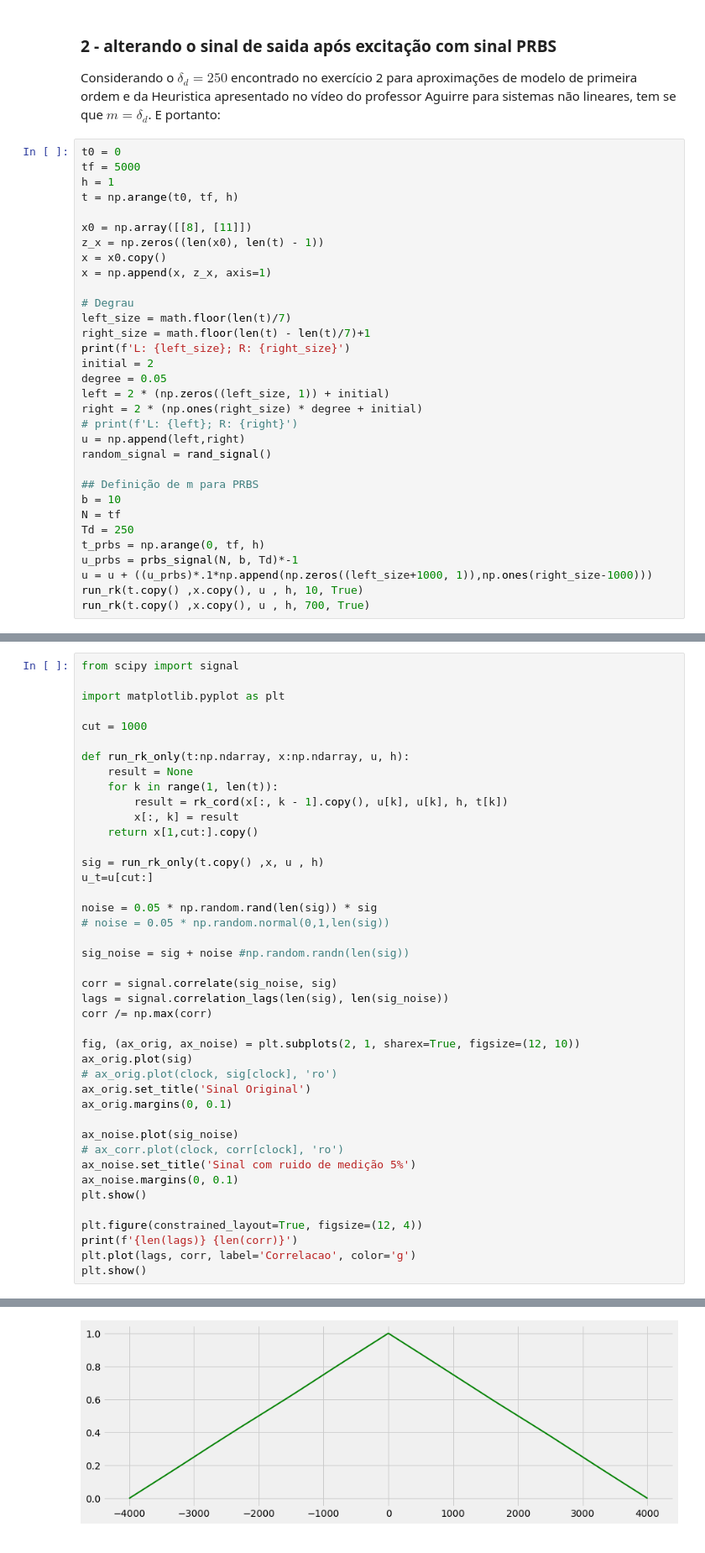
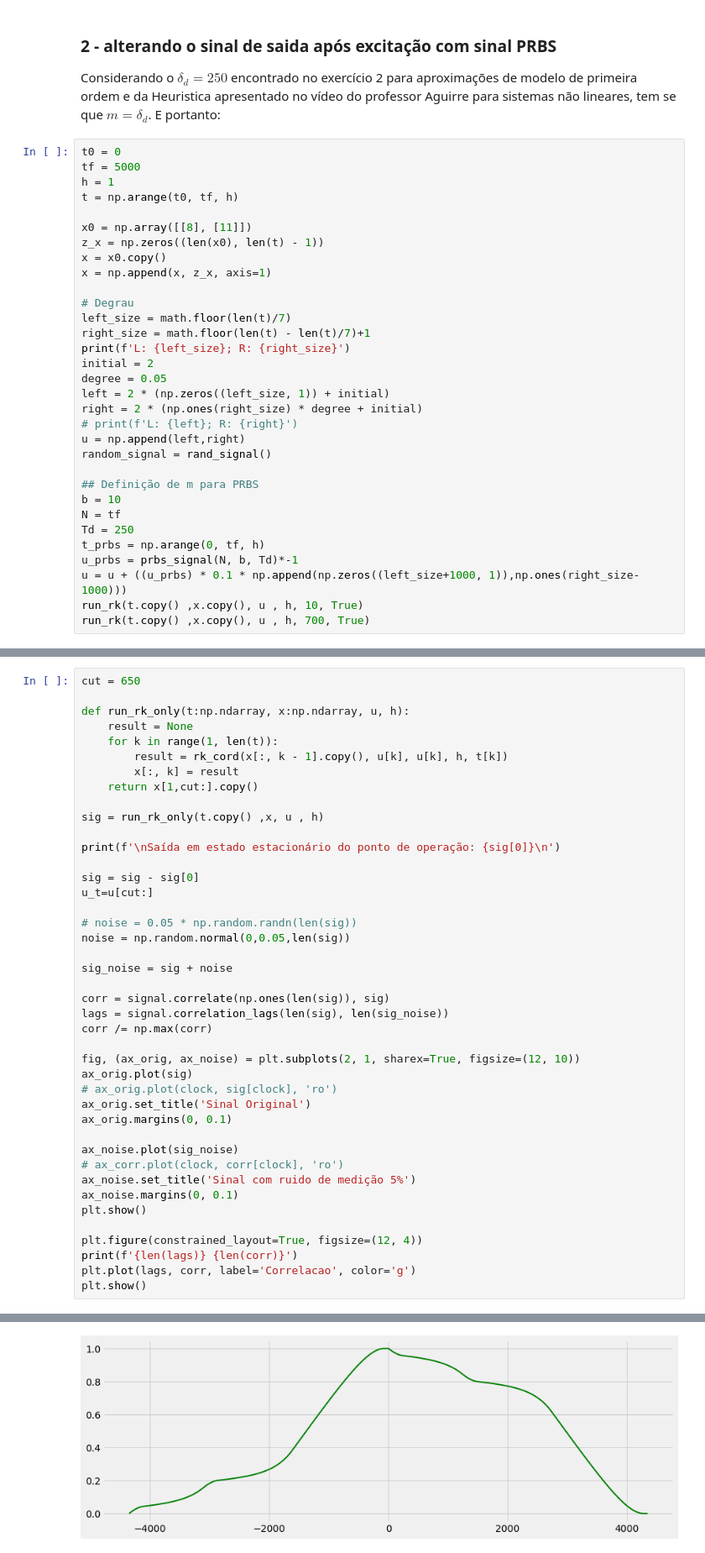
Before and after one commit to felipefrocha/esufmg-tmsd, a Jupyter notebook: modelo_tanques_acoplados/tanques_acomplados.ipynb, the cells around one changed output, grey strips where cells are left out. Shown at 84% size. Drawn from its saved outputs; the diff is of its cells as text.

Commit message:
Correção de correlação com subtração do estado estacionário

```diff
--- a/modelo_tanques_acoplados/tanques_acomplados.ipynb
+++ b/modelo_tanques_acoplados/tanques_acomplados.ipynb
@@ -778,7 +778,7 @@ N = tf
 Td = 250
 t_prbs = np.arange(0, tf, h)
 u_prbs = prbs_signal(N, b, Td)*-1
-u = u + ((u_prbs)*.1*np.append(np.zeros((left_size+1000, 1)),np.ones(right_size-1000)))
+u = u + ((u_prbs) * 0.1 * np.append(np.zeros((left_size+1000, 1)),np.ones(right_size-1000)))
 run_rk(t.copy() ,x.copy(), u , h, 10, True)
 run_rk(t.copy() ,x.copy(), u , h, 700, True)
 # %% [output]
@@ -788,9 +788,5 @@ L: 714; R: 4286
 # %%
-from scipy import signal
-
-import matplotlib.pyplot as plt
-
-cut = 1000
+cut = 650
 
 def run_rk_only(t:np.ndarray, x:np.ndarray, u, h):
     result = None
@@ -800,14 +796,18 @@ def run_rk_only(t:np.ndarray, x:np.ndarray, u, h):
     return x[1,cut:].copy()
 
 sig = run_rk_only(t.copy() ,x, u , h)
+
+print(f'\nSaída em estado estacionário do ponto de operação: {sig[0]}\n')
+
+sig = sig - sig[0]
 u_t=u[cut:]
 
-noise = 0.05 * np.random.rand(len(sig)) * sig
-# noise = 0.05 * np.random.normal(0,1,len(sig))
+# noise = 0.05 * np.random.randn(len(sig))
+noise = np.random.normal(0,0.05,len(sig))
 
-sig_noise = sig + noise #np.random.randn(len(sig))
+sig_noise = sig + noise
 
-corr = signal.correlate(sig_noise, sig)
+corr = signal.correlate(np.ones(len(sig)), sig)
 lags = signal.correlation_lags(len(sig), len(sig_noise))
 corr /= np.max(corr)
 
@@ -838 +833 @@ plt.show()
-[figure, old version]
+[figure, new version]
```
Also changed, not shown: parts of 3 cells of this notebook.
